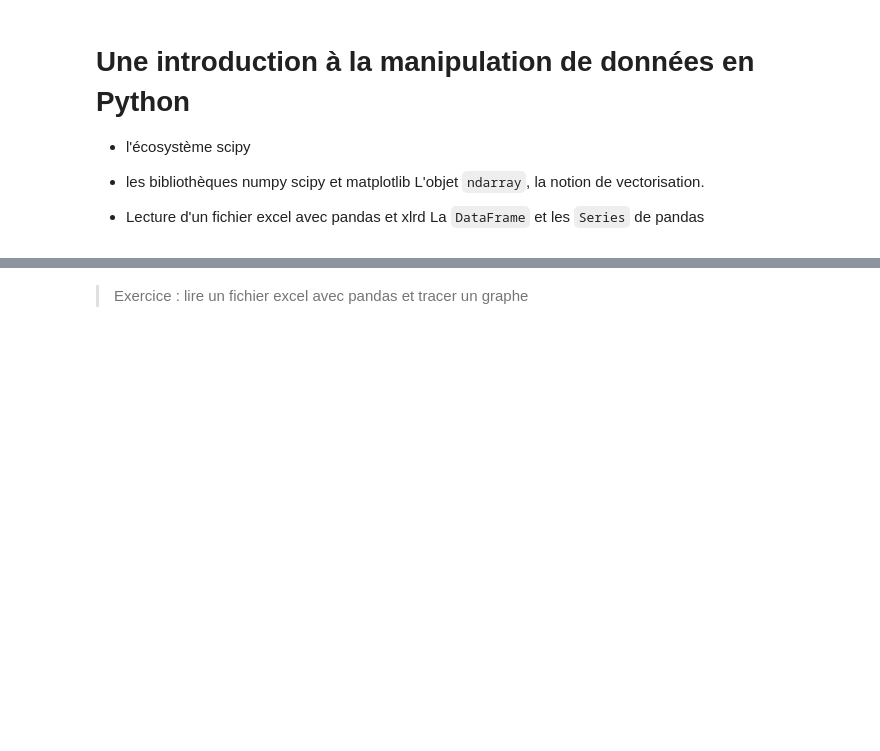
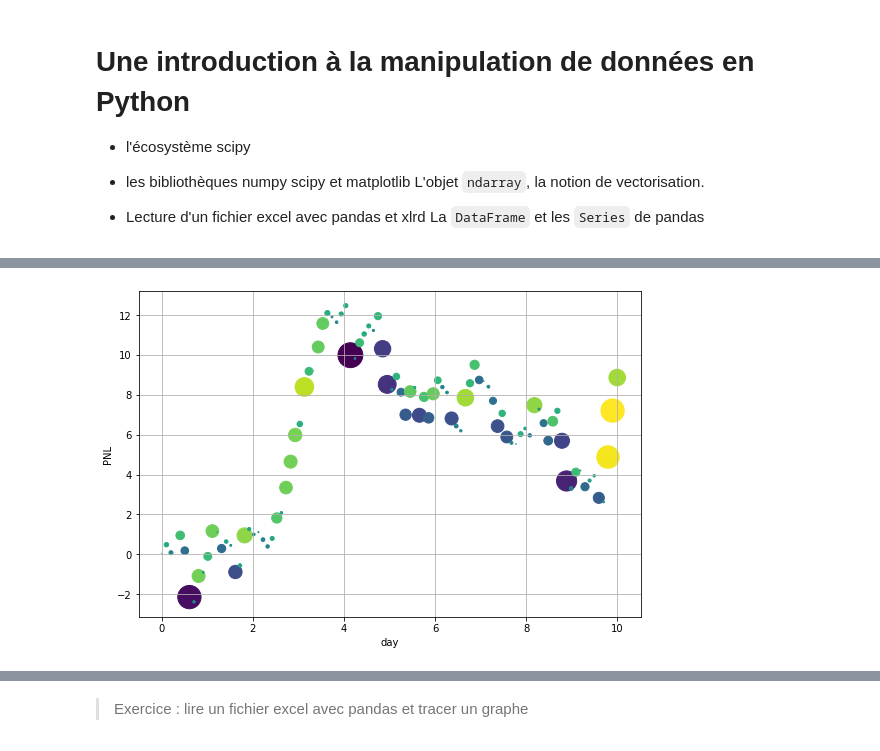
Before and after one commit to glyg/learn_python, a Jupyter notebook: 04-Analyse-de-données.ipynb, the cells around one changed output, grey strips where cells are left out. Cells and saved outputs as stored; diff of their text form; code cells hidden in the pictures; blank space fills up the shorter version.

```diff
--- a/04-Analyse-de-données.ipynb
+++ b/04-Analyse-de-données.ipynb
@@ -72,0 +245,10 @@ import matplotlib.pyplot as plt
+# %%
+fig, ax = plt.subplots()
+ax.scatter(xs, data.cumsum(), c=data, s=100*data**2)
+ax.set_xlabel('day')
+ax.set_ylabel('PNL')
+ax.grid()
+fig.set_size_inches(9, 6)
+fig.savefig('graph.png', dpi=300)
+# %% [output]
+[figure, added]
```
Also changed, not shown: parts of 85 cells of this notebook, 10 other files.
